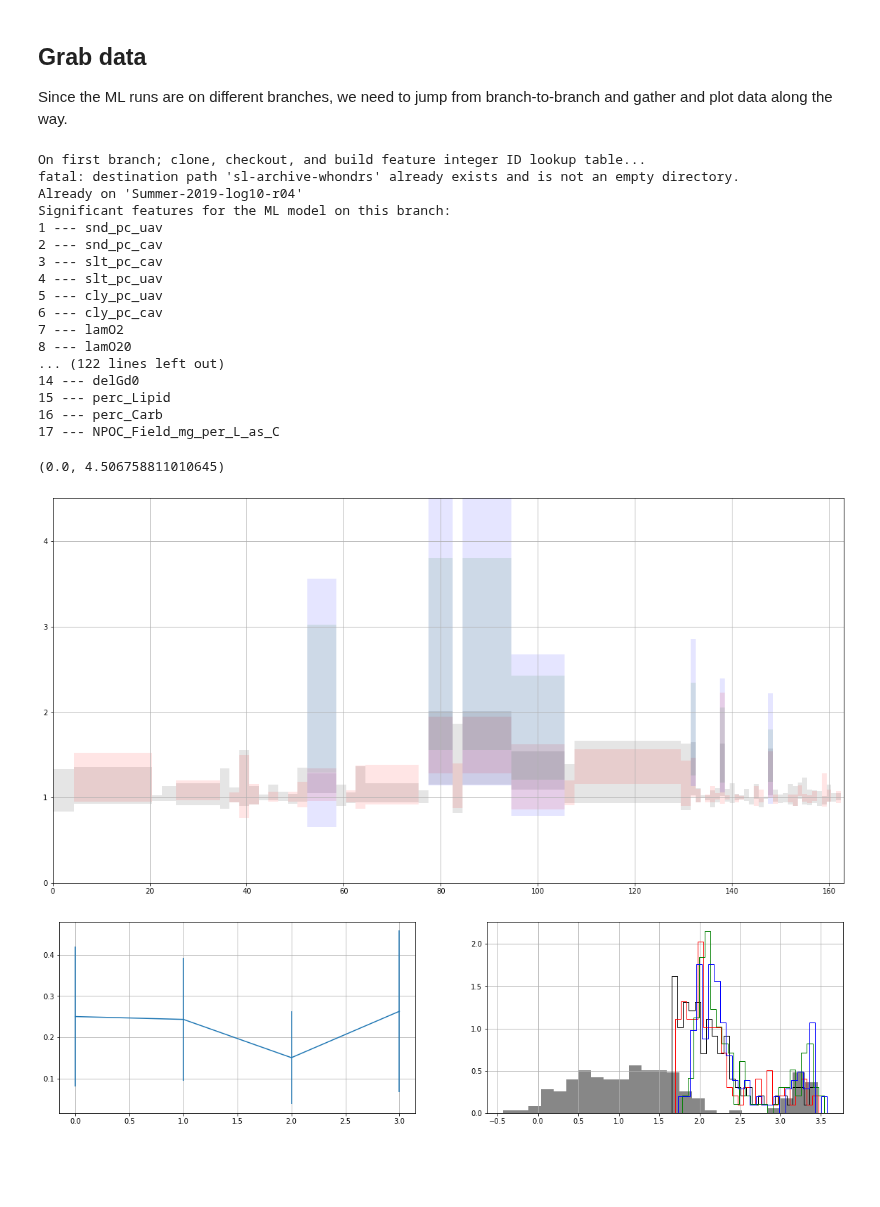
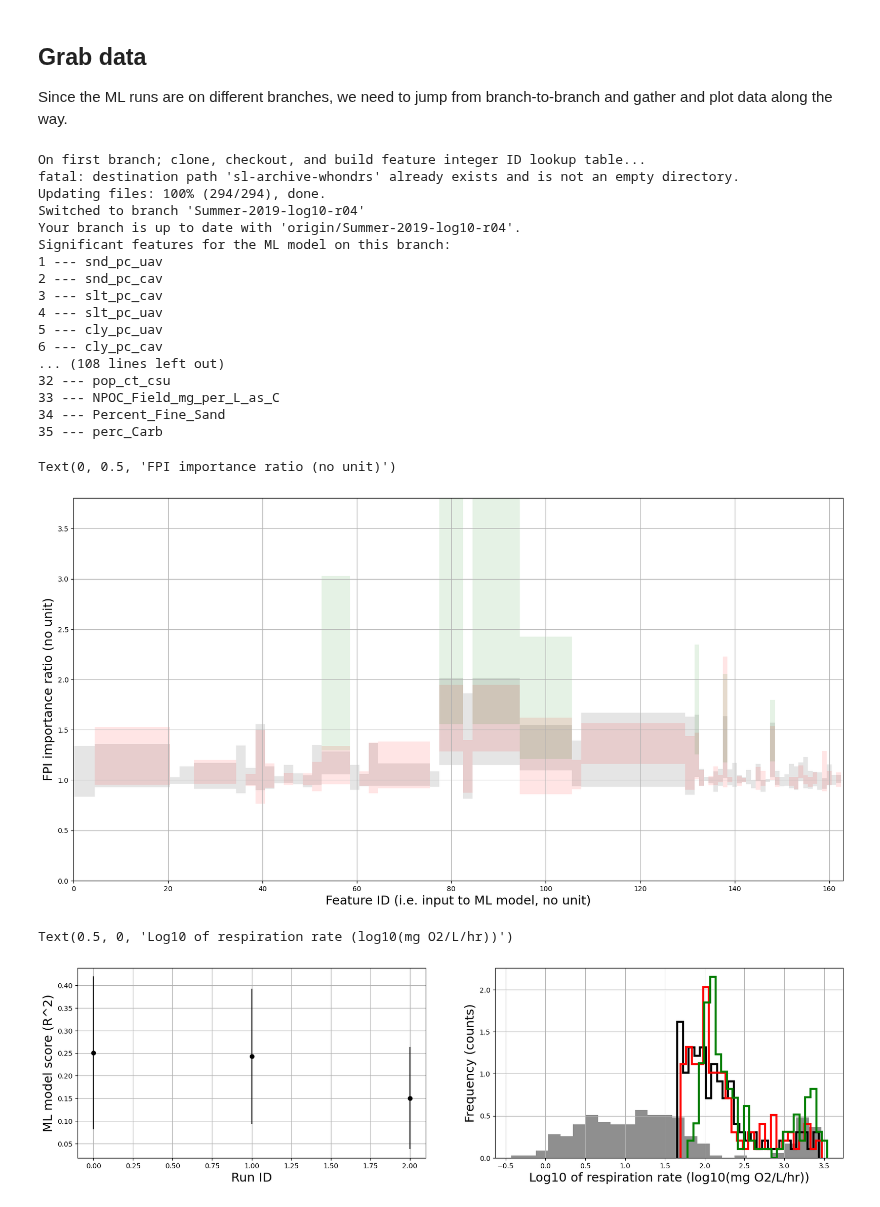
Before and after one commit to parallelworks/sl-archive-whondrs, a Jupyter notebook: examples/plot_fpi_results.ipynb, the cells around one changed output. Cells and saved outputs as stored; diff of their text form; code cells hidden in the pictures; blank space fills up the shorter version.

Commit message:
Fine tuned plotting for AGU2023 poster

```diff
--- a/examples/plot_fpi_results.ipynb
+++ b/examples/plot_fpi_results.ipynb
@@ -30,7 +30,7 @@ Since the ML runs are on different branches, we need to jump from branch-to-bran
 # r04 - all features (163), FPI cutoff = 0.7
 # r05 - subset of featuers (35 - based on r04), FPI cutoff = 0.7
 # r05b - repeat r05
-list_branches = ['Summer-2019-log10-r04', 'Summer-2019-log10-r03','Summer-2019-log10-r05','Summer-2019-log10-r05b']
+list_branches = ['Summer-2019-log10-r04', 'Summer-2019-log10-r03','Summer-2019-log10-r05'] #,'Summer-2019-log10-r05b']
 list_colors = ['k','r','g','b','c','c']
 fpi_max = 0.0
 
@@ -169,12 +169,18 @@ for ll,branch in enumerate(list_branches):
 
 # Done with looping over branches
 ax.grid()
+
 plt.xlim(0,len(feature_id_name_dict))
 plt.ylim(0,fpi_max)
+
+plt.xlabel('Feature ID (i.e. input to ML model, no unit)', fontsize=18)
+plt.ylabel('FPI importance ratio (no unit)', fontsize=18)
 # %% [output]
 On first branch; clone, checkout, and build feature integer ID lookup table...
 fatal: destination path 'sl-archive-whondrs' already exists and is not an empty directory.
-Already on 'Summer-2019-log10-r04'
+Updating files: 100% (294/294), done.
+Switched to branch 'Summer-2019-log10-r04'
+Your branch is up to date with 'origin/Summer-2019-log10-r04'.
 Significant features for the ML model on this branch:
 1 --- snd_pc_uav
 2 --- snd_pc_cav
@@ -182,36 +188,39 @@ Significant features for the ML model on this branch:
 4 --- slt_pc_uav
 5 --- cly_pc_uav
 6 --- cly_pc_cav
-7 --- lamO2
-8 --- lamO20
-... (122 lines left out)
-14 --- delGd0
-15 --- perc_Lipid
-16 --- perc_Carb
-17 --- NPOC_Field_mg_per_L_as_C
+... (108 lines left out)
+32 --- pop_ct_csu
+33 --- NPOC_Field_mg_per_L_as_C
+34 --- Percent_Fine_Sand
+35 --- perc_Carb
-(0.0, 4.506758811010645)
+Text(0, 0.5, 'FPI importance ratio (no unit)')
-[figure, old version]
+[figure, new version]
 # %%
 # Set up side-by-side plot
 fig, (ax0, ax1)  = plt.subplots(1,2,figsize=(20,5))
 
 # Plot progression of model score with training attempt
-ax0.errorbar(model_scores.index, model_scores['hold-out-avg'],yerr=model_scores['hold-out-std'])
+ax0.errorbar(model_scores.index, model_scores['hold-out-avg'],yerr=model_scores['hold-out-std'], fmt='ko')
 ax0.grid()
+ax0.set_xlabel('Run ID', fontsize=18)
+ax0.set_ylabel('ML model score (R^2)', fontsize=18)
 
 # Plot progression of histograms (for bias) with training attempt
 nbin = 25
 for bb,branch in enumerate(list_branches):
     # Histogram for training set truth reference
     n, bins, patches = ax1.hist(
             np.log10(np.abs(train_hist[branch])),
             nbin, density=True, histtype="stepfilled", linestyle=('dashed'), color=('gray'), alpha=0.5)
 
-    # Histogram for testing set truth reference
+    # Histogram for predictions
     n, bins, patches = ax1.hist(
             np.log10(np.abs(predict_hist[branch])),
-            nbin, density=True, histtype="step", linestyle=('solid'), color=(list_colors[bb]))
+            nbin, density=True, histtype="step", linestyle=('solid'), color=(list_colors[bb]), linewidth=3)
 
 ax1.grid()
+ax1.set_ylabel('Frequency (counts)', fontsize=18)
+ax1.set_xlabel('Log10 of respiration rate (log10(mg O2/L/hr))', fontsize=18)
 # %% [output]
+Text(0.5, 0, 'Log10 of respiration rate (log10(mg O2/L/hr))')
-[figure, old version]
+[figure, new version]
```
Also changed, not shown: parts of 1 cell of this notebook.
